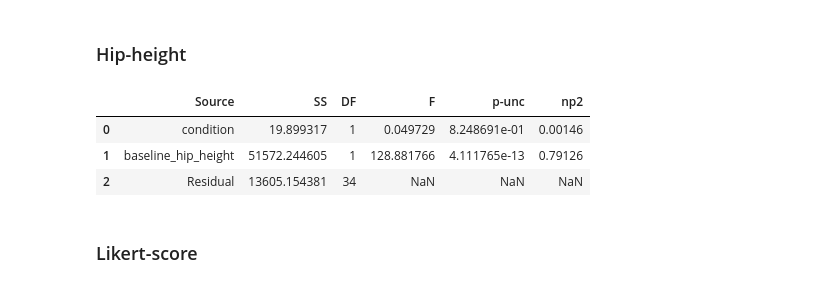
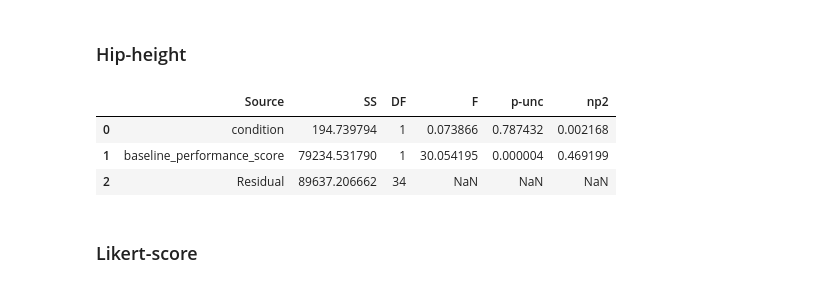
Before and after one commit to Niels-Engedal/GymTracker, a Jupyter notebook: Scripts/experiment_analysis.ipynb, the cells around one changed output. Drawn from its saved outputs; the diff is of its cells as text; code cells hidden in the pictures.

Commit message:
Before angle performance_score

```diff
--- a/Scripts/experiment_analysis.ipynb
+++ b/Scripts/experiment_analysis.ipynb
@@ -756,0 +690,18 @@ sample_backflip.head()
+# %%
+# Step 1: Filter summary_df for the "baseline" condition
+cond_summary = summary_df[summary_df["condition"] != "baseline"]
+
+# select only columns horizontal_displacement and horizontal_displacement_abs and participant_id
+cond_summary = cond_summary[["participant_id", "video_number", "horizontal_displacement", "horizontal_displacement_abs"]]
+
+# Step 2: Rename columns for clarity (optional, based on merge requirements)
+cond_summary.rename(columns={
+    "horizontal_displacement": "cond_horizontal_displacement",
+    "horizontal_displacement_abs": "cond_horizontal_displacement_abs"
+}, inplace=True)
+
+print(f"Shape of cond_summary: {np.shape(cond_summary)}")
+
+
+# Step 3: Merge the result into final_df
+final_df = final_df.merge(cond_summary, on=["participant_id", "video_number"], how="left")
@@ -764,3 +742,7 @@ Vertical-displacement-diff: Difference between baseline average max hip height a
 Horizontal-displacement-diff: Difference between baseline average horizontal displacement_abs and video horizontal displacement
 
 Performance Score: Vertical-displacement-diff - Horizontal-displacement-diff
+# %%
+# calculate "baseline_performance_score" as the difference between baseline_hip_height and baseline_horizontal_displacement_abs
+final_df["baseline_performance_score"] = final_df["baseline_hip_height"] - final_df["baseline_horizontal_displacement_abs"]
+final_df["cond_performance_score"] = final_df["cond_hip_height"] - final_df["cond_horizontal_displacement_abs"]
@@ -777,8 +779,8 @@ else
 Correct = 0
 # %%
 final_df["Correct_Likert"] = np.where(
-    ((final_df["baseline_hip_height"]>final_df["cond_hip_height"]) & (final_df["Likert_Score"]<4.0)) |
-    ((final_df["baseline_hip_height"]<final_df["cond_hip_height"]) & (final_df["Likert_Score"]>3.0)),
+    ((final_df["baseline_performance_score"]>final_df["cond_performance_score"]) & (final_df["Likert_Score"]<4.0)) |
+    ((final_df["baseline_performance_score"]<final_df["cond_performance_score"]) & (final_df["Likert_Score"]>3.0)),
     1, 0
 )
 
@@ -833,14 +835,14 @@ Name: count, dtype: int64
 # %%
 import pingouin as pg
 
-ancova = pg.ancova(data=final_df, dv="cond_hip_height", covar="baseline_hip_height", between="condition")
+ancova = pg.ancova(data=final_df, dv="cond_performance_score", covar="baseline_performance_score", between="condition")
 
 ancova
 # %% [output]
 |  | Source | SS | DF | F | p-unc | np2 |
-| 0 | condition | 19.899317 | 1 | 0.049729 | 8.248691e-01 | 0.00146 |
-| 1 | baseline_hip_height | 51572.244605 | 1 | 128.881766 | 4.111765e-13 | 0.79126 |
-| 2 | Residual | 13605.154381 | 34 | NaN | NaN | NaN |
+| 0 | condition | 194.739794 | 1 | 0.073866 | 0.787432 | 0.002168 |
+| 1 | baseline_performance_score | 79234.531790 | 1 | 30.054195 | 0.000004 | 0.469199 |
+| 2 | Residual | 89637.206662 | 34 | NaN | NaN | NaN |
 # %% [markdown]
 ### Likert-score
 # %%
```
Also changed, not shown: parts of 21 cells of this notebook, 2 other files.
